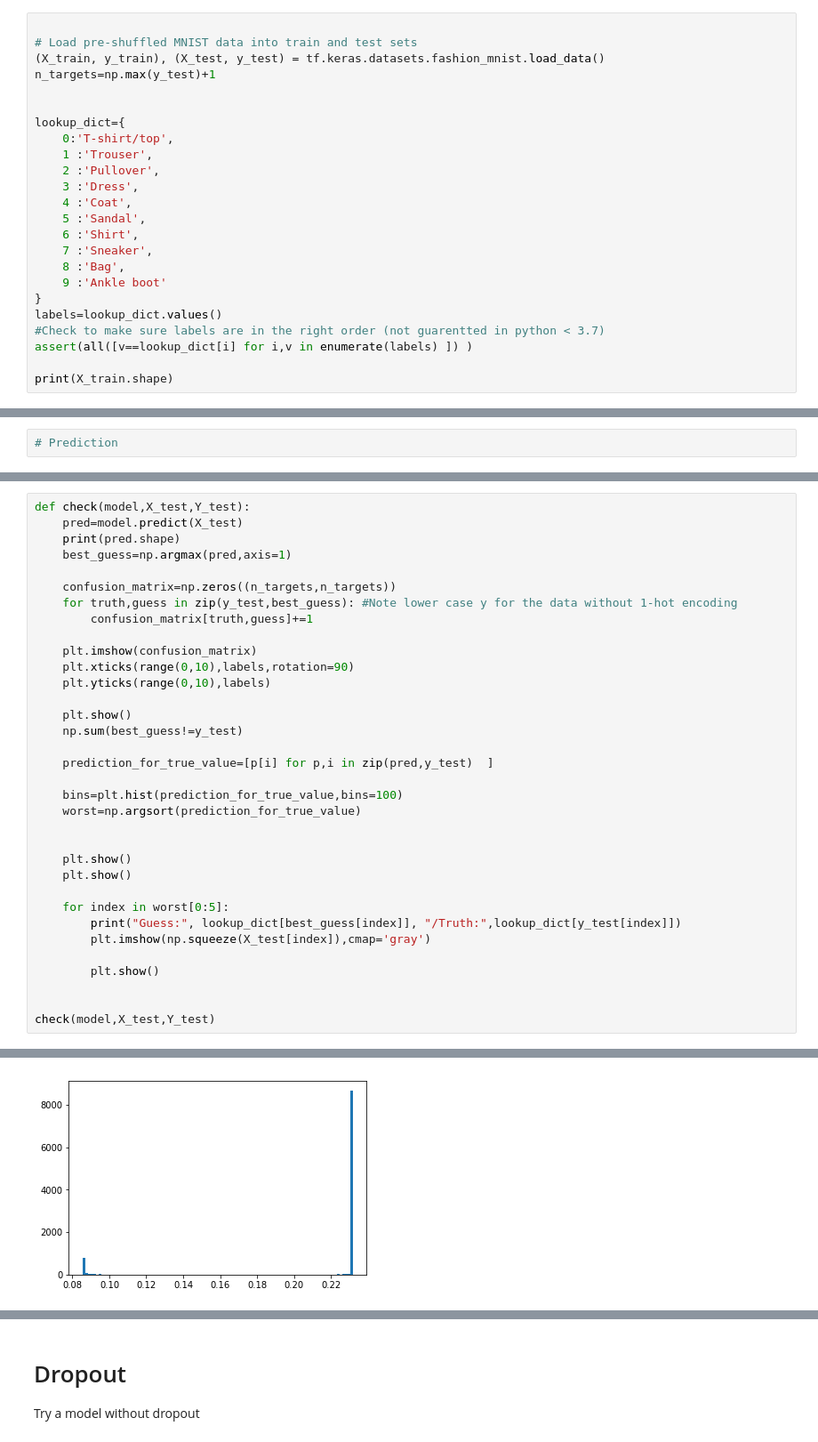
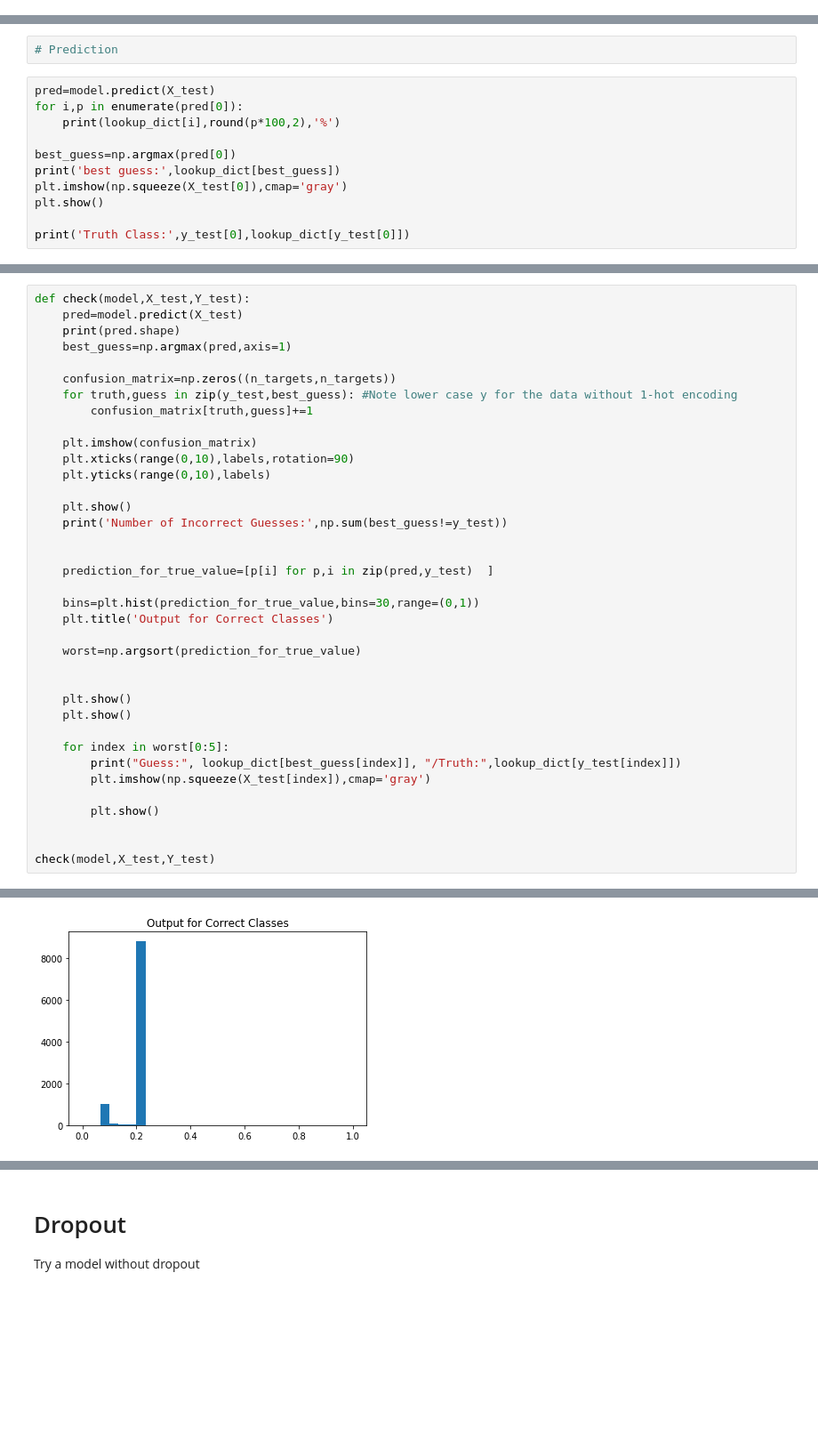
Before and after one commit to jsearcy1/racsml, a Jupyter notebook: notebooks/Intro_CNN.ipynb, the cells around one changed output, grey strips where cells are left out. Shown at 89% size. Drawn from its saved outputs; the diff is of its cells as text; blank space fills up the shorter version.

```diff
--- a/notebooks/Intro_CNN.ipynb
+++ b/notebooks/Intro_CNN.ipynb
@@ -74,24 +252,0 @@ from matplotlib import pyplot as plt
-# %%
-
-# Load pre-shuffled MNIST data into train and test sets
-(X_train, y_train), (X_test, y_test) = tf.keras.datasets.fashion_mnist.load_data()
-n_targets=np.max(y_test)+1
-
-
-lookup_dict={
-    0:'T-shirt/top',
-    1 :'Trouser',
-    2 :'Pullover',
-    3 :'Dress',
-    4 :'Coat',
-    5 :'Sandal',
-    6 :'Shirt',
-    7 :'Sneaker',
-    8 :'Bag',
-    9 :'Ankle boot'
-}
-labels=lookup_dict.values()
-#Check to make sure labels are in the right order (not guarentted in python < 3.7)
-assert(all([v==lookup_dict[i] for i,v in enumerate(labels) ]) )
-
-print(X_train.shape)
@@ -251,2 +383,13 @@ plt.show()
 # %%
 # Prediction
+# %%
+pred=model.predict(X_test)
+for i,p in enumerate(pred[0]):
+    print(lookup_dict[i],round(p*100,2),'%')
+
+best_guess=np.argmax(pred[0])
+print('best guess:',lookup_dict[best_guess])
+plt.imshow(np.squeeze(X_test[0]),cmap='gray')
+plt.show()
+
+print('Truth Class:',y_test[0],lookup_dict[y_test[0]])
@@ -265,11 +422,14 @@ def check(model,X_test,Y_test):
     plt.yticks(range(0,10),labels)
 
     plt.show()
-    np.sum(best_guess!=y_test)
+    print('Number of Incorrect Guesses:',np.sum(best_guess!=y_test))
+
 
     prediction_for_true_value=[p[i] for p,i in zip(pred,y_test)  ]
 
-    bins=plt.hist(prediction_for_true_value,bins=100)
+    bins=plt.hist(prediction_for_true_value,bins=30,range=(0,1))
+    plt.title('Output for Correct Classes')
+
     worst=np.argsort(prediction_for_true_value)
 
 
@@ -290 +451 @@ check(model,X_test,Y_test)
-[figure, old version]
+[figure, new version]
```
Also changed, not shown: parts of 60 cells of this notebook, 1 other file.
